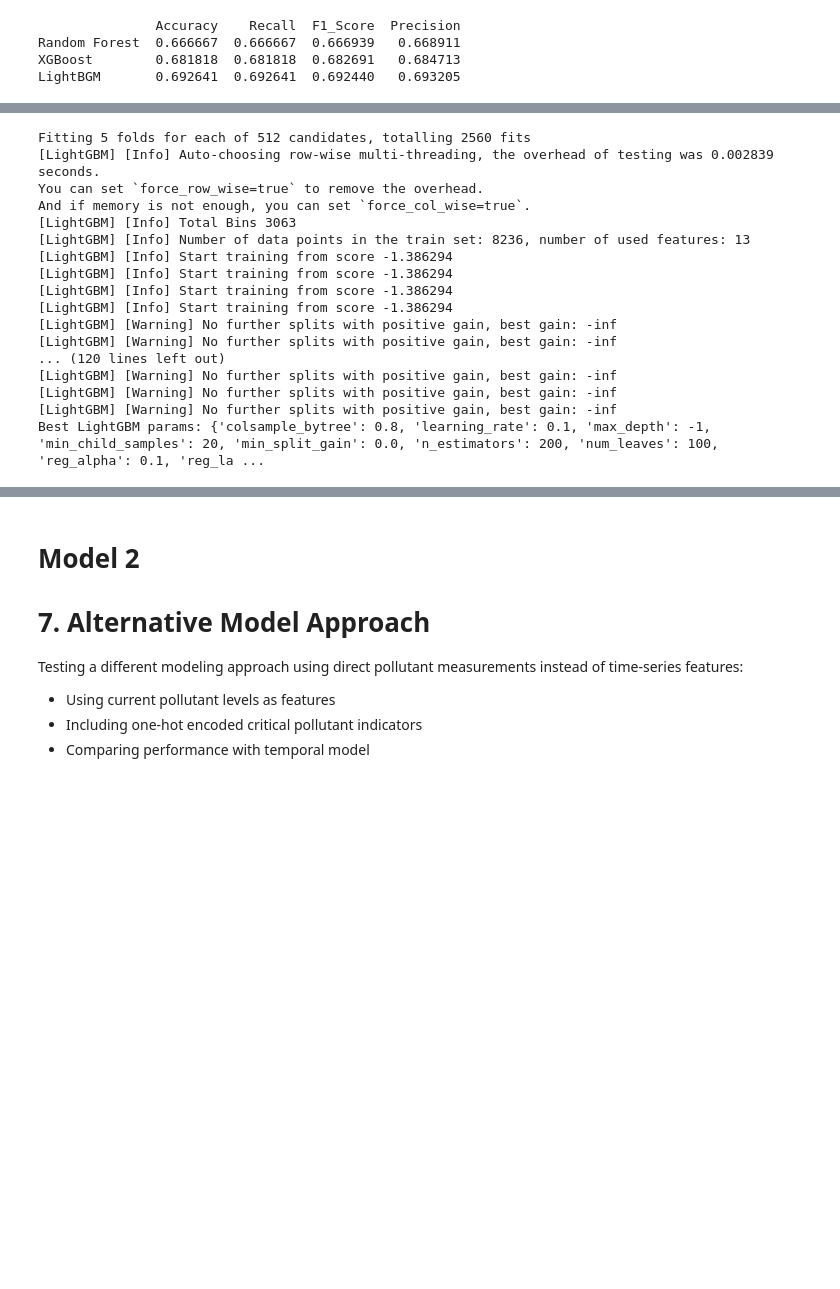
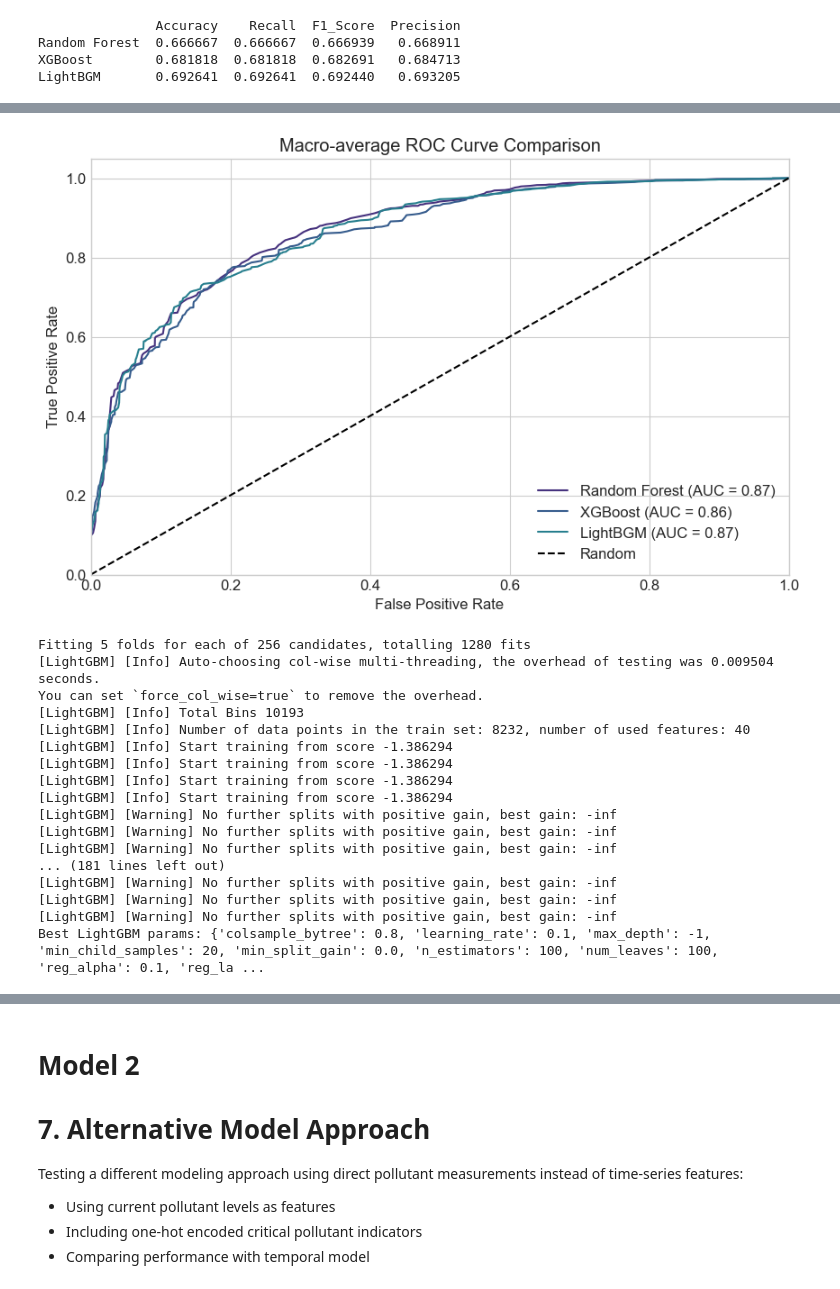
Before and after one commit to NandoG1/Model-Air-Quality-Index-in-Jakarta, a Jupyter notebook: model.ipynb, the cells around one changed output, grey strips where cells are left out. Saved outputs shown, nothing was run; the diff lists cells and outputs as text; code cells hidden in the pictures; blank space fills up the shorter version.

```diff
--- a/model.ipynb
+++ b/model.ipynb
@@ -765,39 +650,82 @@ Optimizing XGBoost parameters for better performance:
+# %%
+
+y_train = pd.Series(y_train)
+classes = sorted(y_train.unique())
+y_val_bin = label_binarize(y_val, classes=classes)
+n_classes = len(classes)
+
+plt.figure(figsize=(10, 6))
+
+for name, model in models.items():
+    y_score = model.predict_proba(X_val)
+
+    fpr = dict()
+    tpr = dict()
+    roc_auc = dict()
+
+    for i in range(n_classes):
+        fpr[i], tpr[i], _ = roc_curve(y_val_bin[:, i], y_score[:, i])
+        roc_auc[i] = auc(fpr[i], tpr[i])
+
+    all_fpr = np.unique(np.concatenate([fpr[i] for i in range(n_classes)]))
+    mean_tpr = np.zeros_like(all_fpr)
+
+    for i in range(n_classes):
+        mean_tpr += np.interp(all_fpr, fpr[i], tpr[i])
+
+    mean_tpr /= n_classes
+
+    macro_auc = auc(all_fpr, mean_tpr)
+    plt.plot(all_fpr, mean_tpr, label=f"{name} (AUC = {macro_auc:.2f})")
+
+# Plot settings
+plt.plot([0, 1], [0, 1], "k--", label="Random")
+plt.xlim([0.0, 1.0])
+plt.ylim([0.0, 1.05])
+plt.xlabel("False Positive Rate")
+plt.ylabel("True Positive Rate")
+plt.title("Macro-average ROC Curve Comparison")
+plt.legend(loc="lower right")
+plt.grid(True)
+plt.show()
+# %% [output]
+[figure, added]
 # %%
 param_grid_lgb = {
     'n_estimators': [100, 200],
     'max_depth': [-1, 10],
     'learning_rate': [0.01, 0.1],
-    'num_leaves': [31, 100],
+    'num_leaves': [30, 100],
     'subsample': [0.8, 1.0],
     'colsample_bytree': [0.8, 1.0],
-    'reg_alpha': [0, 0.1],
-    'reg_lambda': [0, 1],
-    'min_child_samples': [20],
+    'reg_alpha': [0.1],
+    'reg_lambda': [0],
+    'min_child_samples': [20, 40],
     'min_split_gain': [0.0, 0.1]
 }
 
 lgb = LGBMClassifier(objective='multiclass',num_class=4,random_state=42)
 
-grid_lgb = GridSearchCV(lgb, param_grid_lgb, cv=5, n_jobs=-1, verbose=1, scoring='accuracy')
+grid_lgb = GridSearchCV(lgb, param_grid_lgb, cv=5, n_jobs=-1, verbose=1, scoring='f1_weighted')
 grid_lgb.fit(X_train, y_train)
 
 print(f"Best LightGBM params: {grid_lgb.best_params_}")
 # %% [output]
-Fitting 5 folds for each of 512 candidates, totalling 2560 fits
-[LightGBM] [Info] Auto-choosing row-wise multi-threading, the overhead of testing was 0.002839 seconds.
-You can set `force_row_wise=true` to remove the overhead.
-And if memory is not enough, you can set `force_col_wise=true`.
-[LightGBM] [Info] Total Bins 3063
-[LightGBM] [Info] Number of data points in the train set: 8236, number of used features: 13
+Fitting 5 folds for each of 256 candidates, totalling 1280 fits
+[LightGBM] [Info] Auto-choosing col-wise multi-threading, the overhead of testing was 0.009504 seconds.
+You can set `force_col_wise=true` to remove the overhead.
+[LightGBM] [Info] Total Bins 10193
+[LightGBM] [Info] Number of data points in the train set: 8232, number of used features: 40
 [LightGBM] [Info] Start training from score -1.386294
 [LightGBM] [Info] Start training from score -1.386294
 [LightGBM] [Info] Start training from score -1.386294
 [LightGBM] [Info] Start training from score -1.386294
 [LightGBM] [Warning] No further splits with positive gain, best gain: -inf
 [LightGBM] [Warning] No further splits with positive gain, best gain: -inf
-... (120 lines left out)
+[LightGBM] [Warning] No further splits with positive gain, best gain: -inf
+... (181 lines left out)
 [LightGBM] [Warning] No further splits with positive gain, best gain: -inf
 [LightGBM] [Warning] No further splits with positive gain, best gain: -inf
 [LightGBM] [Warning] No further splits with positive gain, best gain: -inf
-Best LightGBM params: {'colsample_bytree': 0.8, 'learning_rate': 0.1, 'max_depth': -1, 'min_child_samples': 20, 'min_split_gain': 0.0, 'n_estimators': 200, 'num_leaves': 100, 'reg_alpha': 0.1, 'reg_la ...
+Best LightGBM params: {'colsample_bytree': 0.8, 'learning_rate': 0.1, 'max_depth': -1, 'min_child_samples': 20, 'min_split_gain': 0.0, 'n_estimators': 100, 'num_leaves': 100, 'reg_alpha': 0.1, 'reg_la ...
 # %%
```
Also changed, not shown: parts of 62 cells of this notebook.
